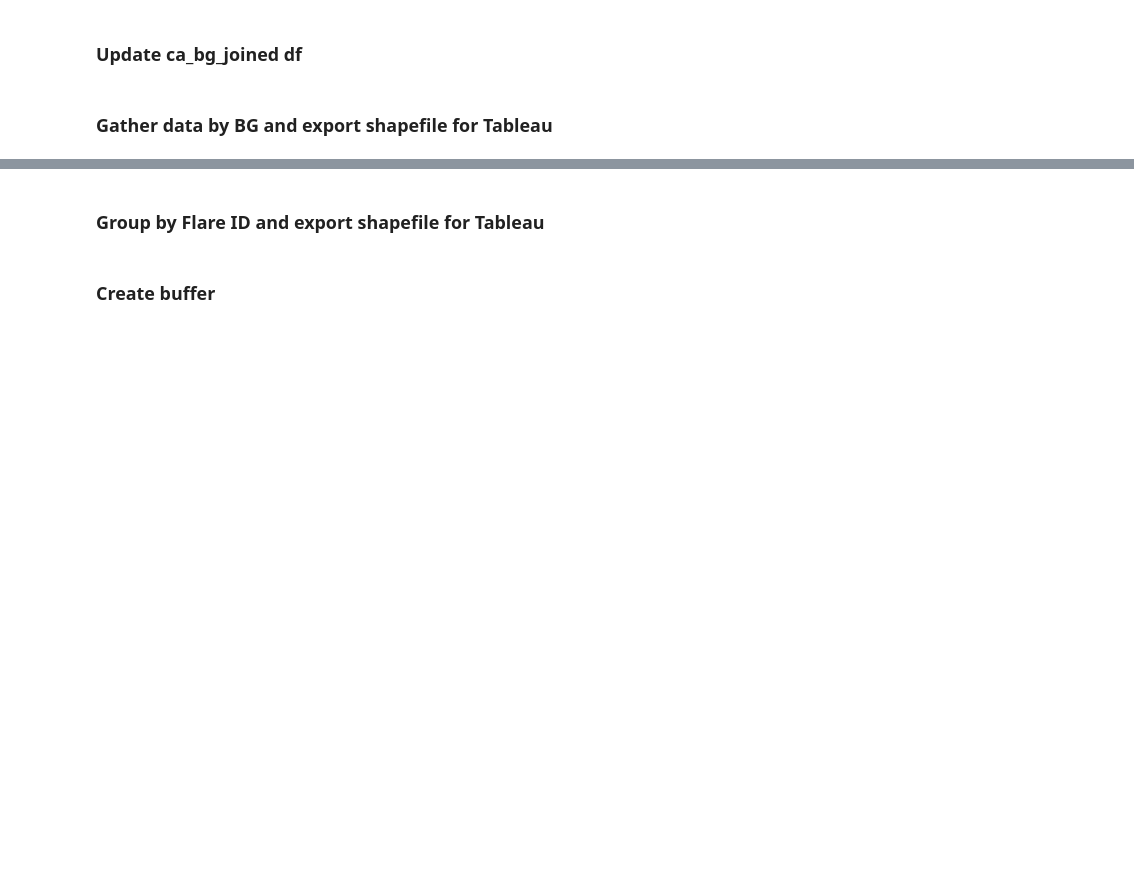
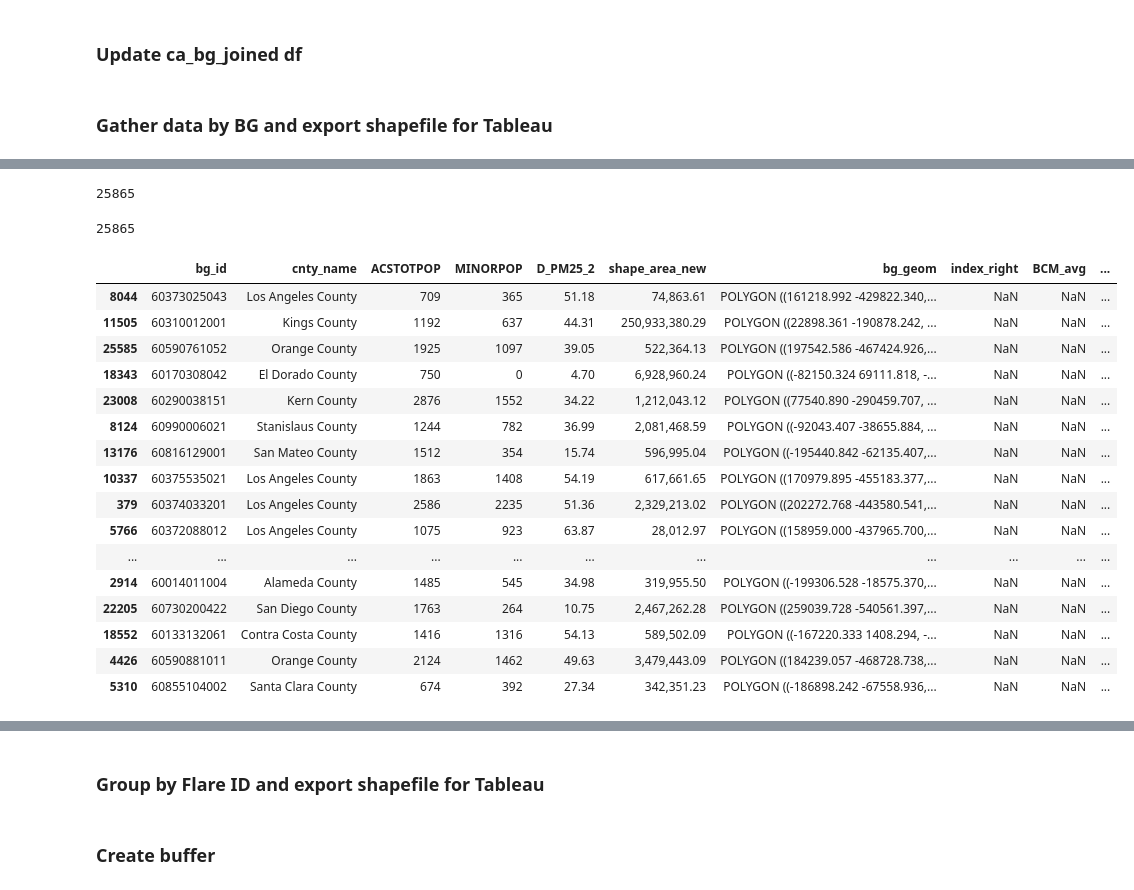
Before and after one commit to natebendermontana/capstone_rmi, a Jupyter notebook: bg_flare_impact.ipynb, the cells around one changed output, grey strips where cells are left out. Drawn from its saved outputs; the diff is of its cells as text; code cells hidden in the pictures; blank space fills up the shorter version.

Commit message:
got int prop to work

```diff
--- a/bg_flare_impact.ipynb
+++ b/bg_flare_impact.ipynb
@@ -170,4 +206,4 @@ flares_df.sample(1)
 flares_subset = flares_df[['buffer_2000m', 'BCM_avg', 'flare_id']]
 
 # perform spatial join
-joined_df = gp.sjoin(social_df, flares_subset, how='left', predicate='intersects')
+intersect = gp.sjoin(social_df, flares_subset, how='left', predicate='intersects')
@@ -246,0 +210,68 @@ intersect_final = intersect_final.set_geometry('intersect_geom')  # set to the b
+# %%
+ # add county names to social dataframe
+intersect_all = pd.merge(intersect, flares_subset[['flare_id', 'buffer_2000m']],
+                             on='flare_id', how='left')
+# %%
+len(intersect_all)
+# %% [output]
+25865
+# %%
+# Check for null or invalid geometries in buffer_2000m column
+intersect_all['buffer_valid'] = intersect_all['buffer_2000m'].is_valid
+
+# Initialize int_prop and int_area columns with NaN values
+intersect_all['int_prop'] = np.nan
+intersect_all['int_area'] = np.nan
+
+# Loop through each block group and flare pairing
+for index, row in intersect_all.iterrows():
+    # Check if buffer_2000m geometry is valid
+    if row['buffer_valid']:
+        # Calculate intersection area
+        intersection = row['buffer_2000m'].intersection(row['bg_geom'])  # prop of buffer in the bg geom
+        intersection_area = intersection.area
+        # Calculate buffer area
+        buffer_area = row['buffer_2000m'].area
+        # Calculate intersection proportion
+        buf_int_prop = intersection_area / buffer_area
+        # Update int_prop and int_area columns with calculated values
+        intersect_all.at[index, 'b_int_prop'] = buf_int_prop
+        intersect_all.at[index, 'b_int_area'] = intersection_area
+        intersect_all.at[index, 'buff_area'] = buffer_area
+
+    else:
+        # Assign 0 to int_prop and int_area if buffer_2000m geometry is invalid
+        intersect_all.at[index, 'b_int_prop'] = 0
+        intersect_all.at[index, 'b_int_area'] = 0
+        intersect_all.at[index, 'buff_area'] = 0
+
+
+# Drop buffer_valid column
+intersect_all.drop('buffer_valid', axis=1, inplace=True)
+
+# Create new dataframe to store output
+#output_df = intersect_all[['bg_id', 'flare_id', 'int_prop', 'int_area']].copy()
+# %%
+len(intersect_all)
+# %% [output]
+25865
+# %%
+intersect_all.sample(50)
+# %% [output]
+|  | bg_id | cnty_name | ACSTOTPOP | MINORPOP | D_PM25_2 | shape_area_new | bg_geom | index_right | BCM_avg | ... |
+| 8044 | 60373025043 | Los Angeles County | 709 | 365 | 51.18 | 74,863.61 | POLYGON ((161218.992 -429822.340,... | NaN | NaN | ... |
+| 11505 | 60310012001 | Kings County | 1192 | 637 | 44.31 | 250,933,380.29 | POLYGON ((22898.361 -190878.242, ... | NaN | NaN | ... |
+| 25585 | 60590761052 | Orange County | 1925 | 1097 | 39.05 | 522,364.13 | POLYGON ((197542.586 -467424.926,... | NaN | NaN | ... |
+| 18343 | 60170308042 | El Dorado County | 750 | 0 | 4.70 | 6,928,960.24 | POLYGON ((-82150.324 69111.818, -... | NaN | NaN | ... |
+| 23008 | 60290038151 | Kern County | 2876 | 1552 | 34.22 | 1,212,043.12 | POLYGON ((77540.890 -290459.707, ... | NaN | NaN | ... |
+| 8124 | 60990006021 | Stanislaus County | 1244 | 782 | 36.99 | 2,081,468.59 | POLYGON ((-92043.407 -38655.884, ... | NaN | NaN | ... |
+| 13176 | 60816129001 | San Mateo County | 1512 | 354 | 15.74 | 596,995.04 | POLYGON ((-195440.842 -62135.407,... | NaN | NaN | ... |
+| 10337 | 60375535021 | Los Angeles County | 1863 | 1408 | 54.19 | 617,661.65 | POLYGON ((170979.895 -455183.377,... | NaN | NaN | ... |
+| 379 | 60374033201 | Los Angeles County | 2586 | 2235 | 51.36 | 2,329,213.02 | POLYGON ((202272.768 -443580.541,... | NaN | NaN | ... |
+| 5766 | 60372088012 | Los Angeles County | 1075 | 923 | 63.87 | 28,012.97 | POLYGON ((158959.000 -437965.700,... | NaN | NaN | ... |
+| ... | ... | ... | ... | ... | ... | ... | ... | ... | ... | ... |
+| 2914 | 60014011004 | Alameda County | 1485 | 545 | 34.98 | 319,955.50 | POLYGON ((-199306.528 -18575.370,... | NaN | NaN | ... |
+| 22205 | 60730200422 | San Diego County | 1763 | 264 | 10.75 | 2,467,262.28 | POLYGON ((259039.728 -540561.397,... | NaN | NaN | ... |
+| 18552 | 60133132061 | Contra Costa County | 1416 | 1316 | 54.13 | 589,502.09 | POLYGON ((-167220.333 1408.294, -... | NaN | NaN | ... |
+| 4426 | 60590881011 | Orange County | 2124 | 1462 | 49.63 | 3,479,443.09 | POLYGON ((184239.057 -468728.738,... | NaN | NaN | ... |
+| 5310 | 60855104002 | Santa Clara County | 674 | 392 | 27.34 | 342,351.23 | POLYGON ((-186898.242 -67558.936,... | NaN | NaN | ... |
```
Also changed, not shown: parts of 54 cells of this notebook.
